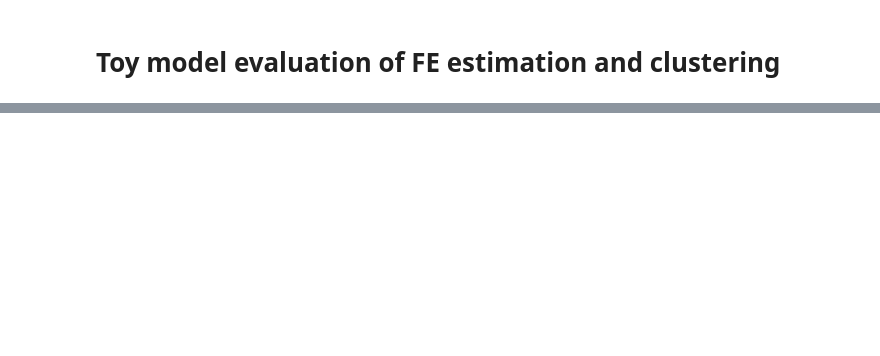
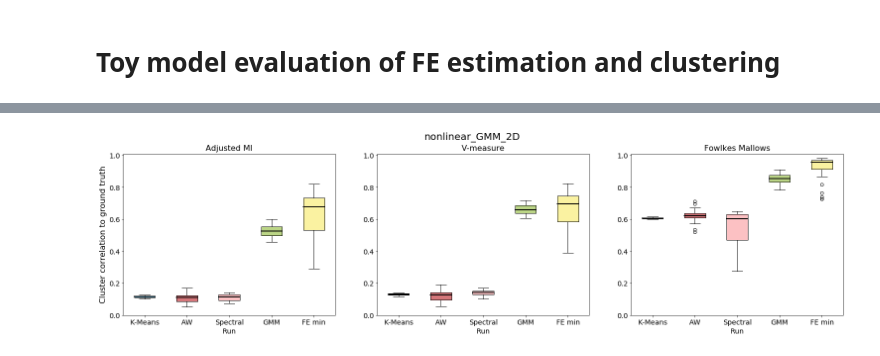
Before and after one commit to anniewesterlund/InfleCS-free-energy-clustering-tutorial, a Jupyter notebook: toy_model_evaluation.ipynb, the cells around one changed output, grey strips where cells are left out. Cells and saved outputs as stored; diff of their text form; code cells hidden in the pictures; blank space fills up the shorter version.

```diff
--- a/toy_model_evaluation.ipynb
+++ b/toy_model_evaluation.ipynb
@@ -200,0 +215,9 @@ plt.legend(fontsize=16)
+# %%
+# Evaluate each toy_model
+toy_model_list = ['nonlinear_GMM_2D','GMM_2D','mGMMs','digits']
+
+tm_evals = []
+for toy_model in toy_model_list:
+    te = toy_models.MethodEvaluator(convergence_tol=1e-7,toy_model=toy_model,verbose=False)
+    te.run_evaluation(50, 4000, n_iterations=7, min_n_components=2, max_n_components=20, n_splits=1, save_data=False)
+    tm_evals.append(te)
@@ -200,0 +263,81 @@ plt.legend(fontsize=16)
+# %%
+counter=1
+n_runs=50
+alpha=0.5
+show_data=False
+facecolors = [[0.141,0.482,0.637],[0.837,0.463,0.478],[0.99,0.757,0.765],[0.733,0.837,0.525],[0.98,0.949,0.631]]
+
+for te in tm_evals:
+    fig=plt.figure(counter,figsize=(26,6))
+    ax = fig.add_subplot(131)
+    medianprops = dict(color='k',linewidth=2)
+    boxprops = dict(color='k',linewidth=1,facecolor=[0.87,0.9,0.9])
+    bp=ax.boxplot([te.cluster_score_ami_kmeans_,te.cluster_score_ami_AW_,te.cluster_score_ami_spectral_,te.cluster_score_ami_GMM_,te.cluster_score_ami_GMM_FE_min_],
+               notch=False, medianprops=medianprops, boxprops=boxprops,labels=['K-Means','AW','Spectral','GMM','FE min'],patch_artist=True)
+
+
+    counter2=0
+    for patch in bp['boxes']:
+        patch.set(facecolor=facecolors[counter2],alpha=1)
+        counter2+=1
+    if show_data:
+        plt.scatter(1*np.ones(n_runs)+(0.2*np.random.rand(n_runs)-0.1),te.cluster_score_ami_kmeans_,label="K-means clusters",s=40,alpha=alpha,color=facecolors[0])
+        plt.scatter(2*np.ones(n_runs)+(0.2*np.random.rand(n_runs)-0.1),te.cluster_score_ami_AW_,label="Ward clusters",s=40,alpha=alpha,color=facecolors[1])
+        plt.scatter(3*np.ones(n_runs)+(0.2*np.random.rand(n_runs)-0.1),te.cluster_score_ami_spectral_,label="Spectral clusters",s=40,alpha=alpha,color=facecolors[2])
+        plt.scatter(4*np.ones(n_runs)+(0.2*np.random.rand(n_runs)-0.1),te.cluster_score_ami_GMM_,label="GMM clusters",s=40,alpha=alpha,color=facecolors[3])
+        plt.scatter(5*np.ones(n_runs)+(0.2*np.random.rand(n_runs)-0.1),te.cluster_score_ami_GMM_FE_min_,label="FE min clusters",s=40,alpha=alpha,color=facecolors[4])
+    plt.title('Adjusted MI',fontsize=16)
+    plt.xlabel("Run",fontsize=14)
+    plt.tick_params(axis='both', which='major', labelsize=14)
+    plt.ylabel("Cluster correlation to ground truth",fontsize=16)
+    plt.ylim([0,1.01])
+
+    ax = fig.add_subplot(132)
+    medianprops = dict(color='k',linewidth=2)
+    boxprops = dict(color='k',linewidth=1,facecolor=[0.87,0.9,0.9])
+    bp=ax.boxplot([te.cluster_score_vm_kmeans_,te.cluster_score_vm_AW_,te.cluster_score_vm_spectral_,te.cluster_score_vm_GMM_,te.cluster_score_vm_GMM_FE_min_],
+               notch=False, medianprops=medianprops, boxprops=boxprops,labels=['K-Means','AW','Spectral','GMM','FE min'],patch_artist=True)
+
+    counter2=0
+    for patch in bp['boxes']:
+        patch.set(facecolor=facecolors[counter2],alpha=1)
+        counter2+=1
+
+    if show_data:
+        plt.scatter(1*np.ones(n_runs)+(0.2*np.random.rand(n_runs)-0.1),te.cluster_score_vm_kmeans_,label="K-means clusters",s=40,alpha=alpha,color=facecolors[0])
+        plt.scatter(2*np.ones(n_runs)+(0.2*np.random.rand(n_runs)-0.1),te.cluster_score_vm_AW_,label="Ward clusters",s=40,alpha=alpha,color=facecolors[1])
+        plt.scatter(3*np.ones(n_runs)+(0.2*np.random.rand(n_runs)-0.1),te.cluster_score_vm_spectral_,label="Spectral clusters",s=40,alpha=alpha,color=facecolors[2])
+        plt.scatter(4*np.ones(n_runs)+(0.2*np.random.rand(n_runs)-0.1),te.cluster_score_vm_GMM_,label="GMM clusters",s=40,alpha=alpha,color=facecolors[3])
+        plt.scatter(5*np.ones(n_runs)+(0.2*np.random.rand(n_runs)-0.1),te.cluster_score_vm_GMM_FE_min_,label="FE min clusters",s=40,alpha=alpha,color=facecolors[4])
+    plt.title('V-measure',fontsize=16)
+    plt.xlabel("Run",fontsize=14)
+    plt.tick_params(axis='both', which='major', labelsize=14)
+    plt.ylim([0,1.01])
+
+    ax = fig.add_subplot(133)
+    medianprops = dict(color='k',linewidth=2)
+    boxprops = dict(color='k',linewidth=1,facecolor=[0.87,0.9,0.9])
+    bp=ax.boxplot([te.cluster_score_fm_kmeans_,te.cluster_score_fm_AW_,te.cluster_score_fm_spectral_,te.cluster_score_fm_GMM_,te.cluster_score_fm_GMM_FE_min_],
+               notch=False, medianprops=medianprops, boxprops=boxprops,labels=['K-Means','AW','Spectral','GMM','FE min'],patch_artist=True)
+
+    counter2=0
+    for patch in bp['boxes']:
+        patch.set(facecolor=facecolors[counter2],alpha=1)
+        counter2+=1
+    if show_data:
+        plt.scatter(1*np.ones(n_runs)+(0.2*np.random.rand(n_runs)-0.1),te.cluster_score_fm_kmeans_,label="K-means clusters",s=40,alpha=alpha,color=facecolors[0])
+        plt.scatter(2*np.ones(n_runs)+(0.2*np.random.rand(n_runs)-0.1),te.cluster_score_fm_AW_,label="Ward clusters",s=40,alpha=alpha,color=facecolors[1])
+        plt.scatter(3*np.ones(n_runs)+(0.2*np.random.rand(n_runs)-0.1),te.cluster_score_fm_spectral_,label="Spectral clusters",s=40,alpha=alpha,color=facecolors[2])
+        plt.scatter(4*np.ones(n_runs)+(0.2*np.random.rand(n_runs)-0.1),te.cluster_score_fm_GMM_,label="GMM clusters",s=40,alpha=alpha,color=facecolors[3])
+        plt.scatter(5*np.ones(n_runs)+(0.2*np.random.rand(n_runs)-0.1),te.cluster_score_fm_GMM_FE_min_,label="FE min clusters",s=40,alpha=alpha,color=facecolors[4])
+    plt.title('Fowlkes Mallows',fontsize=16)
+    counter+=1
+    #plt.legend(fontsize=16)
+    plt.ylim([0,1.01])
+    plt.suptitle(te.toy_model_.name,fontsize=20)
+    plt.xlabel("Run",fontsize=14)
+    plt.tick_params(axis='both', which='major', labelsize=14)
+
+    plt.savefig(te.toy_model_.name+'.svg')
+# %% [output]
+[figure, added]
```
Also changed, not shown: parts of 15 cells of this notebook, 11 other files.
